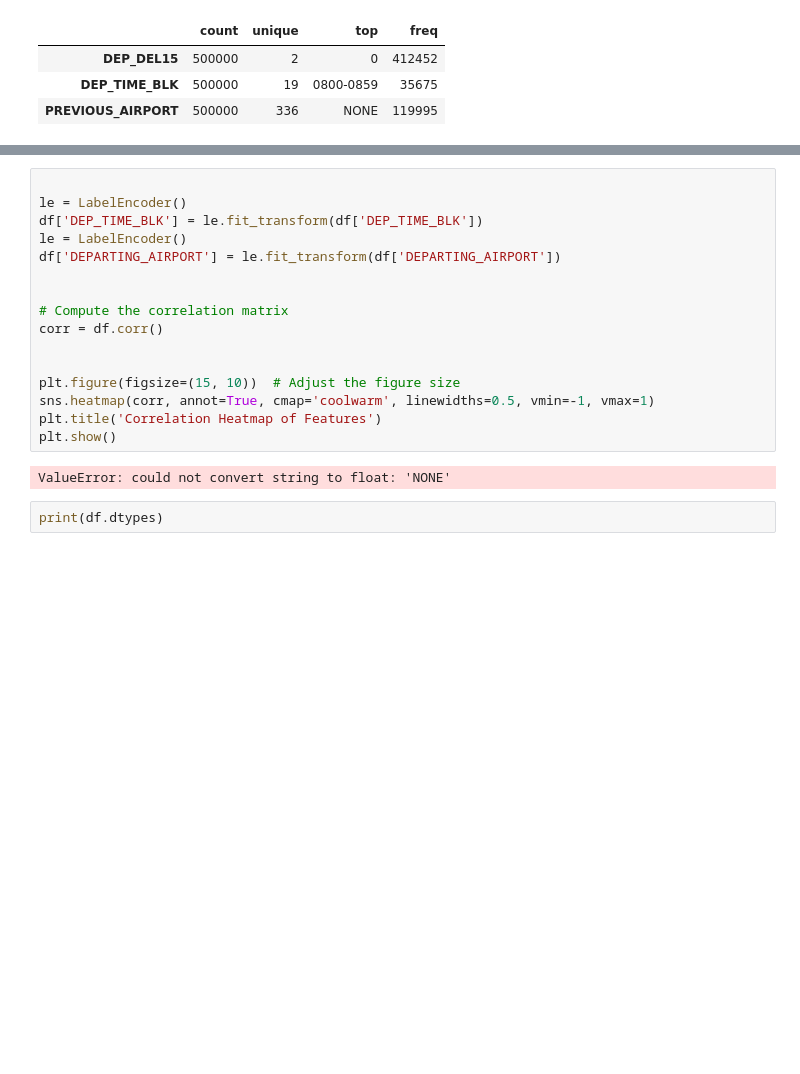
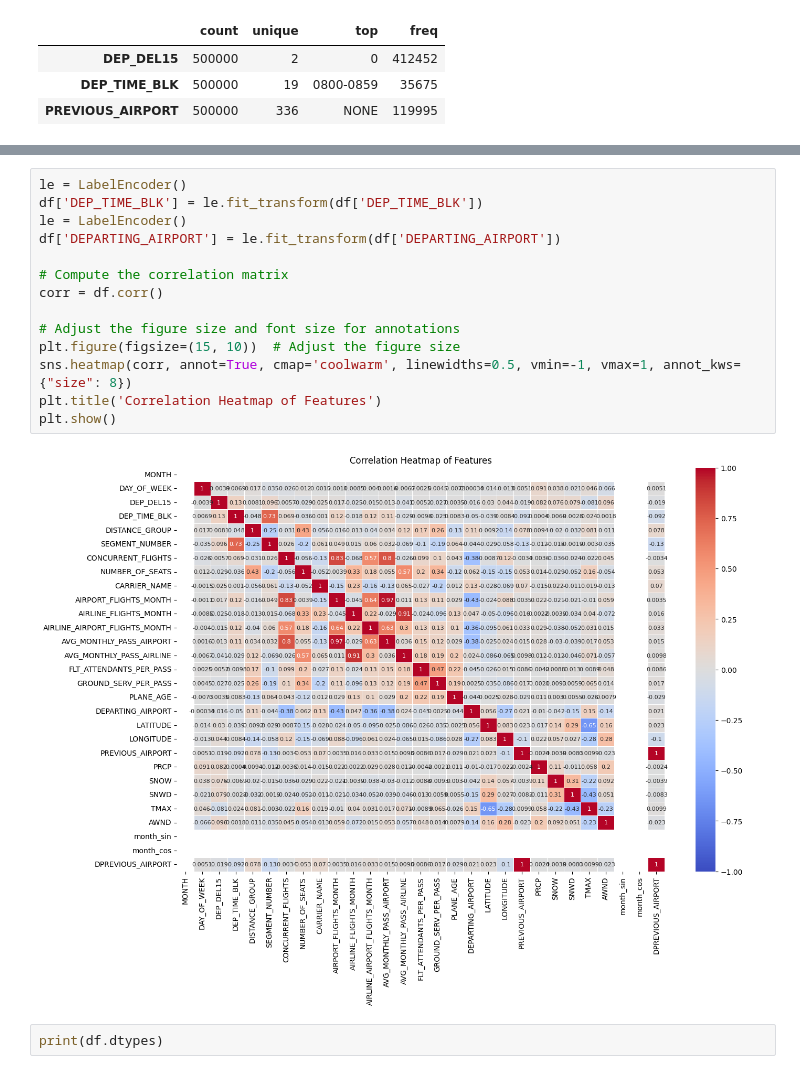
Before and after one commit to anajurg/semestro-projektas, a Jupyter notebook: semestro_projektas.ipynb, the cells around one changed output, grey strips where cells are left out. Drawn from its saved outputs; the diff is of its cells as text; blank space fills up the shorter version.

```diff
--- a/semestro_projektas.ipynb
+++ b/semestro_projektas.ipynb
@@ -338,21 +338,19 @@ plt.show()
 # %%
-
 le = LabelEncoder()
 df['DEP_TIME_BLK'] = le.fit_transform(df['DEP_TIME_BLK'])
 le = LabelEncoder()
 df['DEPARTING_AIRPORT'] = le.fit_transform(df['DEPARTING_AIRPORT'])
 
-
 # Compute the correlation matrix
 corr = df.corr()
 
-
+# Adjust the figure size and font size for annotations
 plt.figure(figsize=(15, 10))  # Adjust the figure size
-sns.heatmap(corr, annot=True, cmap='coolwarm', linewidths=0.5, vmin=-1, vmax=1)
+sns.heatmap(corr, annot=True, cmap='coolwarm', linewidths=0.5, vmin=-1, vmax=1, annot_kws={"size": 8})
 plt.title('Correlation Heatmap of Features')
 plt.show()
 # %% [output]
-ValueError: could not convert string to float: 'NONE'
+[figure, added]
 # %%
 print(df.dtypes)
 # %% [output]
```
Also changed, not shown: parts of 11 cells of this notebook.
